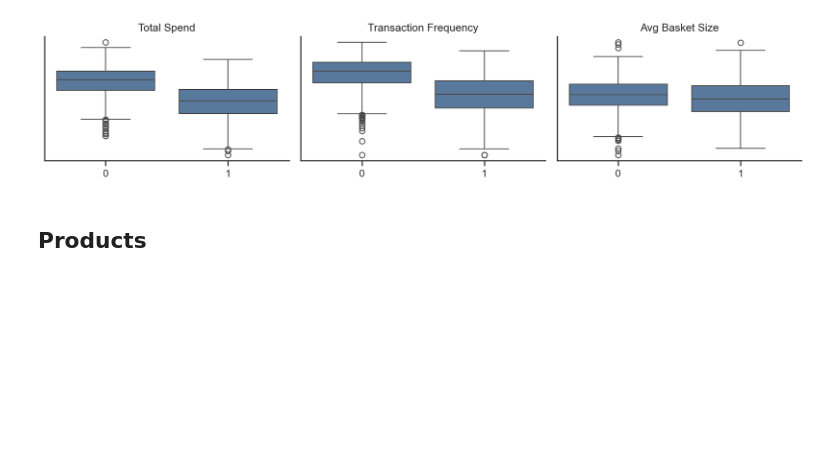
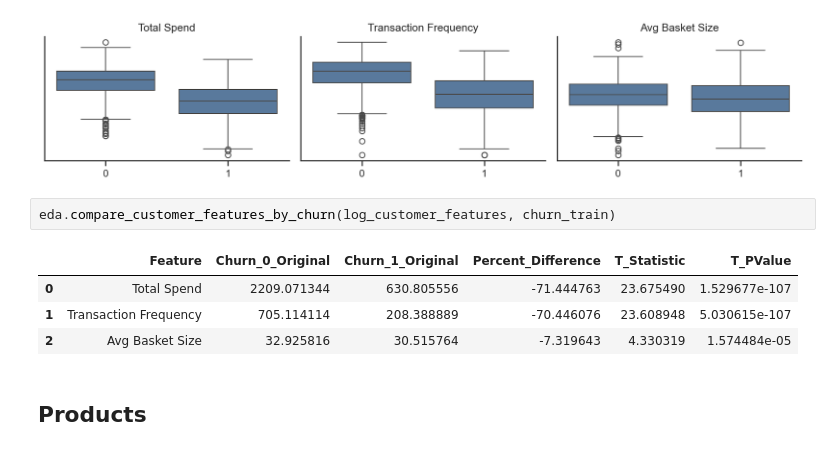
Before and after one commit to Kasperclowes/QBUS3820-Group-Assignment, a Jupyter notebook: RUN.ipynb, the cells around one changed output. Saved outputs shown, nothing was run; the diff lists cells and outputs as text; blank space fills up the shorter version.

```diff
--- a/RUN.ipynb
+++ b/RUN.ipynb
@@ -297,6 +298,13 @@ eda.boxplots(log_customer_features, churn_train)
         <Axes: title={'center': 'Transaction Frequency'}>,
         <Axes: title={'center': 'Avg Basket Size'}>], dtype=object))
 [figure]
+# %%
+eda.compare_customer_features_by_churn(log_customer_features, churn_train)
+# %% [output]
+|  | Feature | Churn_0_Original | Churn_1_Original | Percent_Difference | T_Statistic | T_PValue |
+| 0 | Total Spend | 2209.071344 | 630.805556 | -71.444763 | 23.675490 | 1.529677e-107 |
+| 1 | Transaction Frequency | 705.114114 | 208.388889 | -70.446076 | 23.608948 | 5.030615e-107 |
+| 2 | Avg Basket Size | 32.925816 | 30.515764 | -7.319643 | 4.330319 | 1.574484e-05 |
 # %% [markdown]
 ## Products
 # %%
```
Also changed, not shown: parts of 1 cell of this notebook, 1 other file.
